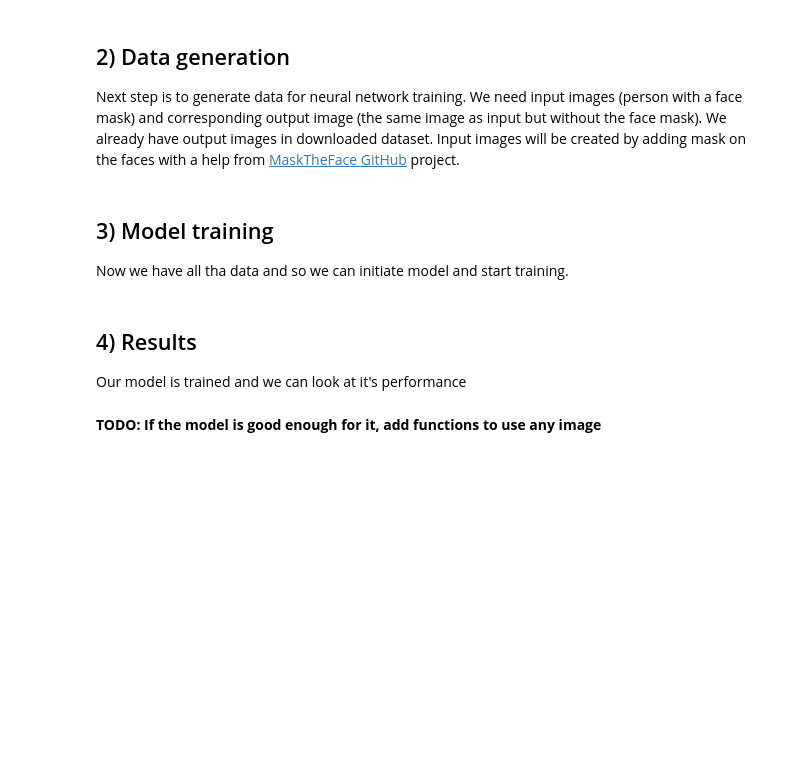
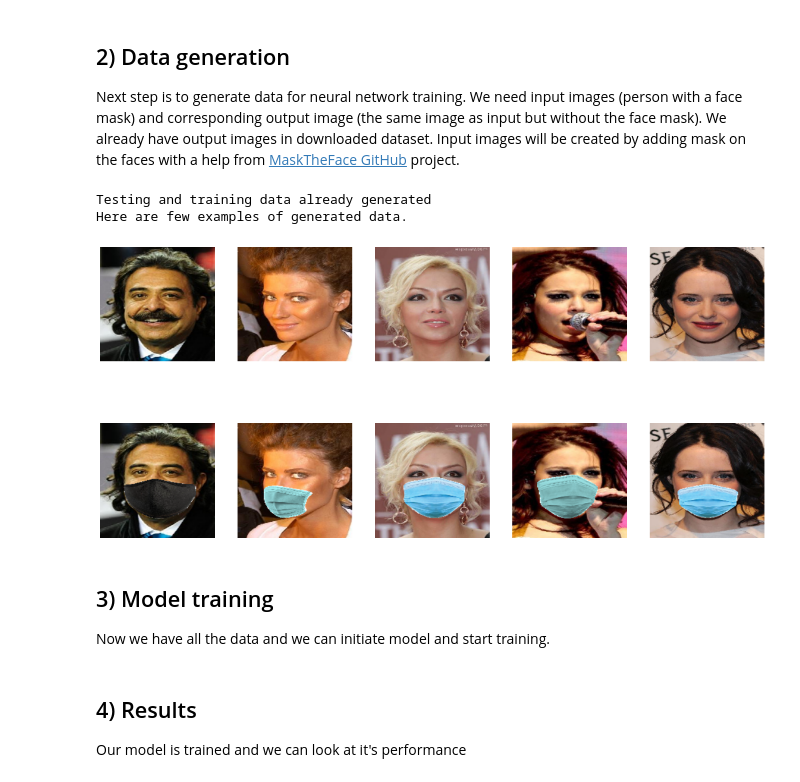
Before and after one commit to strvcom/strv-ml-mask2face, a Jupyter notebook: mask2face.ipynb, the cells around one changed output. Saved outputs shown, nothing was run; the diff lists cells and outputs as text; code cells hidden in the pictures; blank space fills up the shorter version.

```diff
--- a/mask2face.ipynb
+++ b/mask2face.ipynb
@@ -9,11 +10,23 @@ First we need a dataset of human faces with landmark points.
 # %%
 # Check if dataset is already downloaded or needs to be downloaded.
 import os
-if os.path.isdir('data/lfpw') and os.path.isfile('data/lfpw/trainset/image_0001.png'):
+import tarfile
+from utils import download_data
+from utils.configuration import Configuration
+
+configuration = Configuration()
+dataset_path = configuration.get('input_images_path')
+if os.path.isdir(dataset_path):
     print('Dataset already downloaded')
 else:
     print('Downloading dataset')
-    # TODO add wget with link to dataset and download it
+    dataset_archive_path = os.path.join('data', 'lfw-deepfunneled.tgz')
+    download_data(configuration.get('dataset_archive_download_url'), dataset_archive_path)
+    print('Extracting dataset')
+    tar = tarfile.open(dataset_archive_path, 'r:gz')
+    tar.extractall('data')
+    tar.close()
+    print('Done')
 # %% [output]
 Dataset already downloaded
 # %% [markdown]
@@ -26,6 +35,36 @@ Next step is to generate data for neural network training. We need input images
+# %%
+import matplotlib.pyplot as plt
+import matplotlib.image as mpimg
+from utils.data_generator import DataGenerator
+
+dg = DataGenerator(configuration)
+
+train_folder = configuration.get('train_data_path')
+test_folder = configuration.get('test_data_path')
+
+if os.path.exists(train_folder) and os.path.exists(test_folder):
+    print('Testing and training data already generated')
+else:
+    dg.generate_images()
+
+print('Here are few examples of generated data.')
+n_examples = 5
+inputs, outputs = dg.get_dataset_examples(n_examples)
+f, axarr = plt.subplots(2,n_examples, figsize=(20,10))
+for i in range(len(inputs)):
+    img_in = mpimg.imread(inputs[i])
+    img_out = mpimg.imread(outputs[i])
+    axarr[1, i].imshow(img_in)
+    axarr[1, i].axis('off')
+    axarr[0, i].imshow(img_out)
+    axarr[0, i].axis('off')
+# %% [output]
+Testing and training data already generated
+Here are few examples of generated data.
+[figure, added]
 # %% [markdown]
 ## 3) Model training
-Now we have all tha data and so we can initiate model and start training.
+Now we have all the data and we can initiate model and start training.
 # %%
 # Import model
 from utils.architectures import UNet
@@ -57,2 +91,0 @@ plot_triple(input_img, true_output_img, generated_output_img)
-# %% [markdown]
-**TODO: If the model is good enough for it, add functions to use any image**
```
Also changed, not shown: parts of 8 cells of this notebook.
